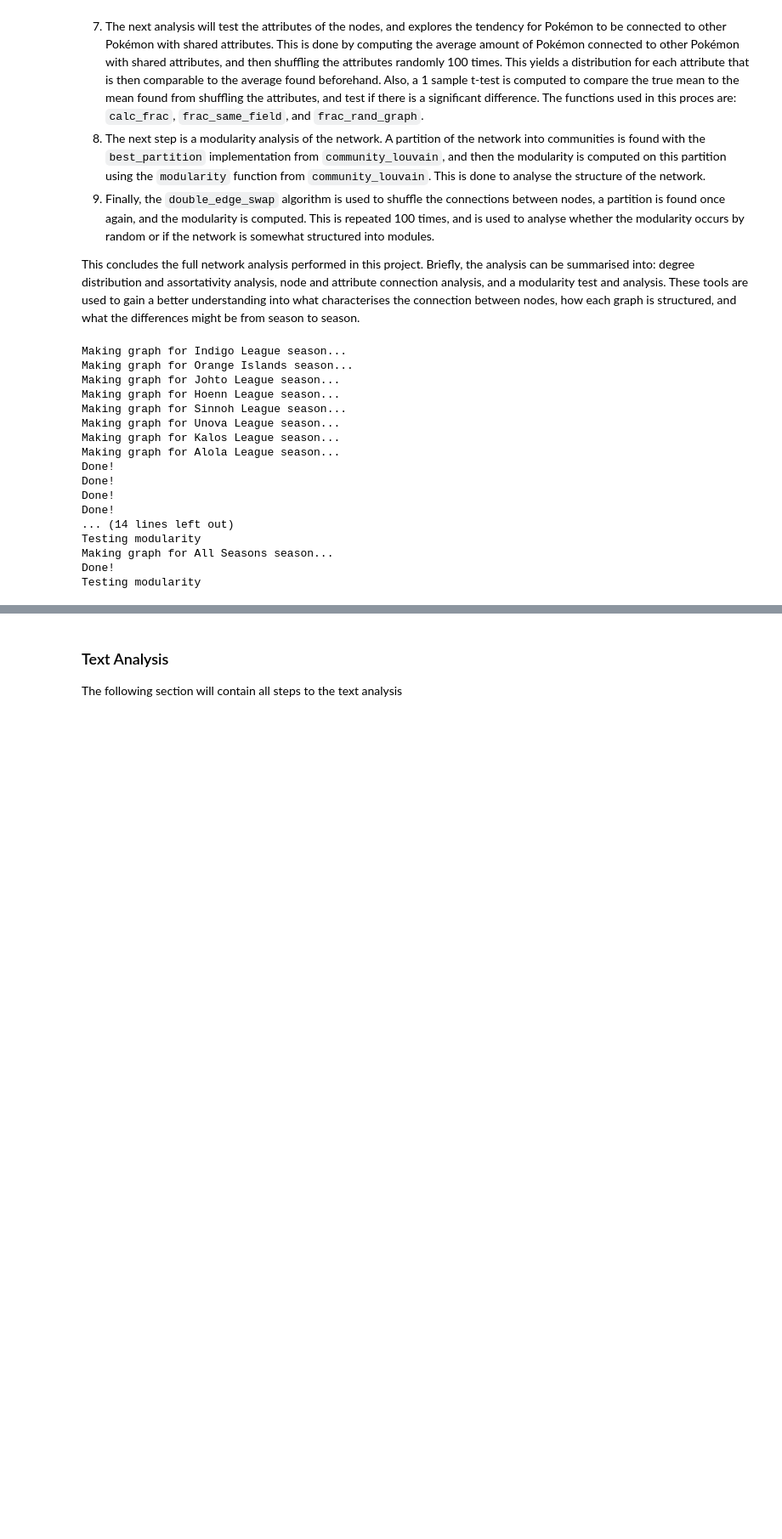
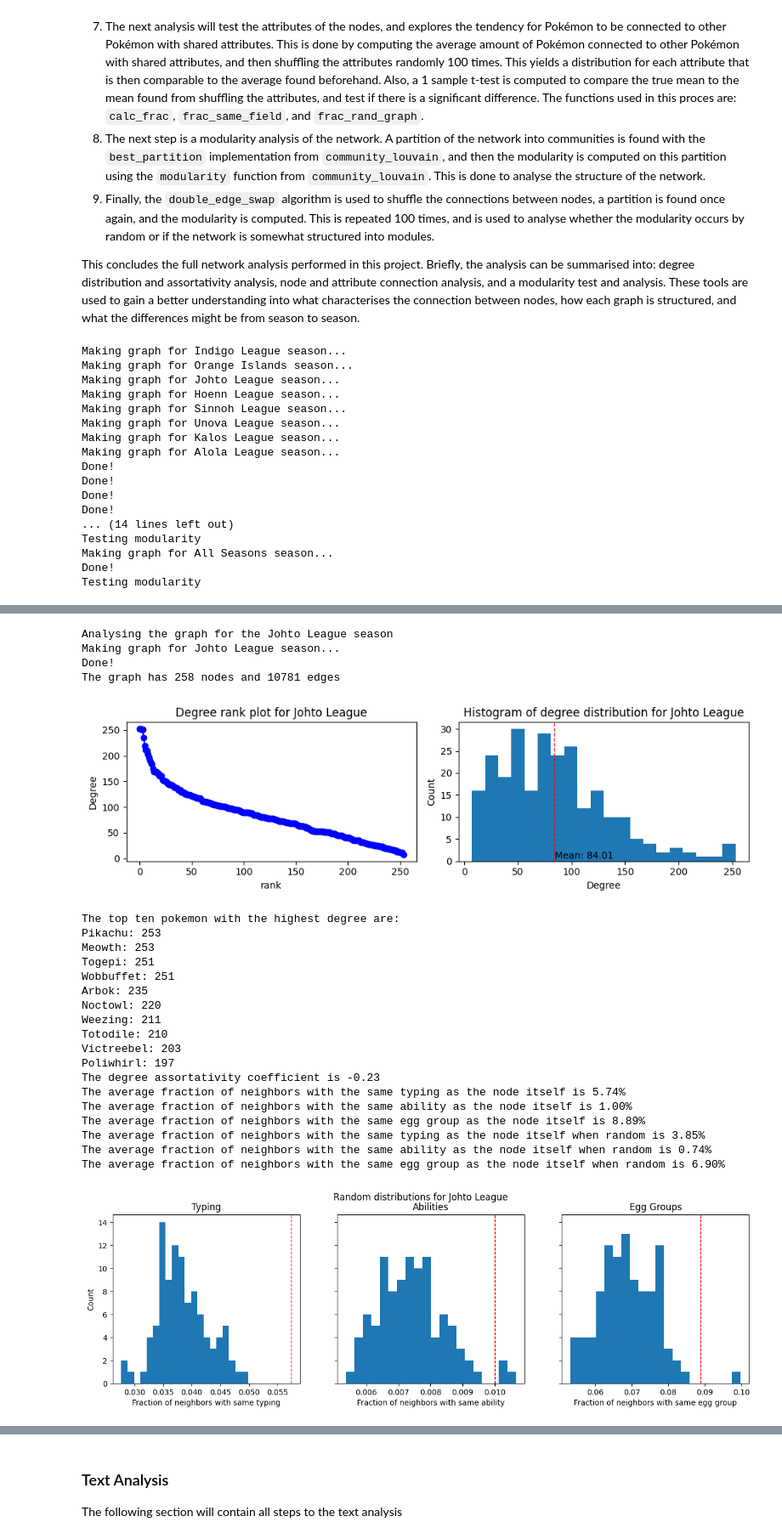
Before and after one commit to GitHub-Adminstrator/Social_science_project_final, a Jupyter notebook: explainer_notebook.ipynb, the cells around one changed output, grey strips where cells are left out. Shown at 85% size. Saved outputs shown, nothing was run; the diff lists cells and outputs as text; code cells hidden in the pictures; blank space fills up the shorter version.

```diff
--- a/explainer_notebook.ipynb
+++ b/explainer_notebook.ipynb
@@ -886,0 +920,28 @@ KeyboardInterrupt:
+# %%
+# johto
+graph_analysis(johto_df, 'johto', save=False)
+# %% [output]
+Analysing the graph for the Johto League season
+Making graph for Johto League season...
+Done!
+The graph has 258 nodes and 10781 edges
+[figure, added]
+The top ten pokemon with the highest degree are:
+Pikachu: 253
+Meowth: 253
+Togepi: 251
+Wobbuffet: 251
+Arbok: 235
+Noctowl: 220
+Weezing: 211
+Totodile: 210
+Victreebel: 203
+Poliwhirl: 197
+The degree assortativity coefficient is -0.23
+The average fraction of neighbors with the same typing as the node itself is 5.74%
+The average fraction of neighbors with the same ability as the node itself is 1.00%
+The average fraction of neighbors with the same egg group as the node itself is 8.89%
+The average fraction of neighbors with the same typing as the node itself when random is 3.85%
+The average fraction of neighbors with the same ability as the node itself when random is 0.74%
+The average fraction of neighbors with the same egg group as the node itself when random is 6.90%
+[figure, added]
```
Also changed, not shown: parts of 14 cells of this notebook, 18 other files.
